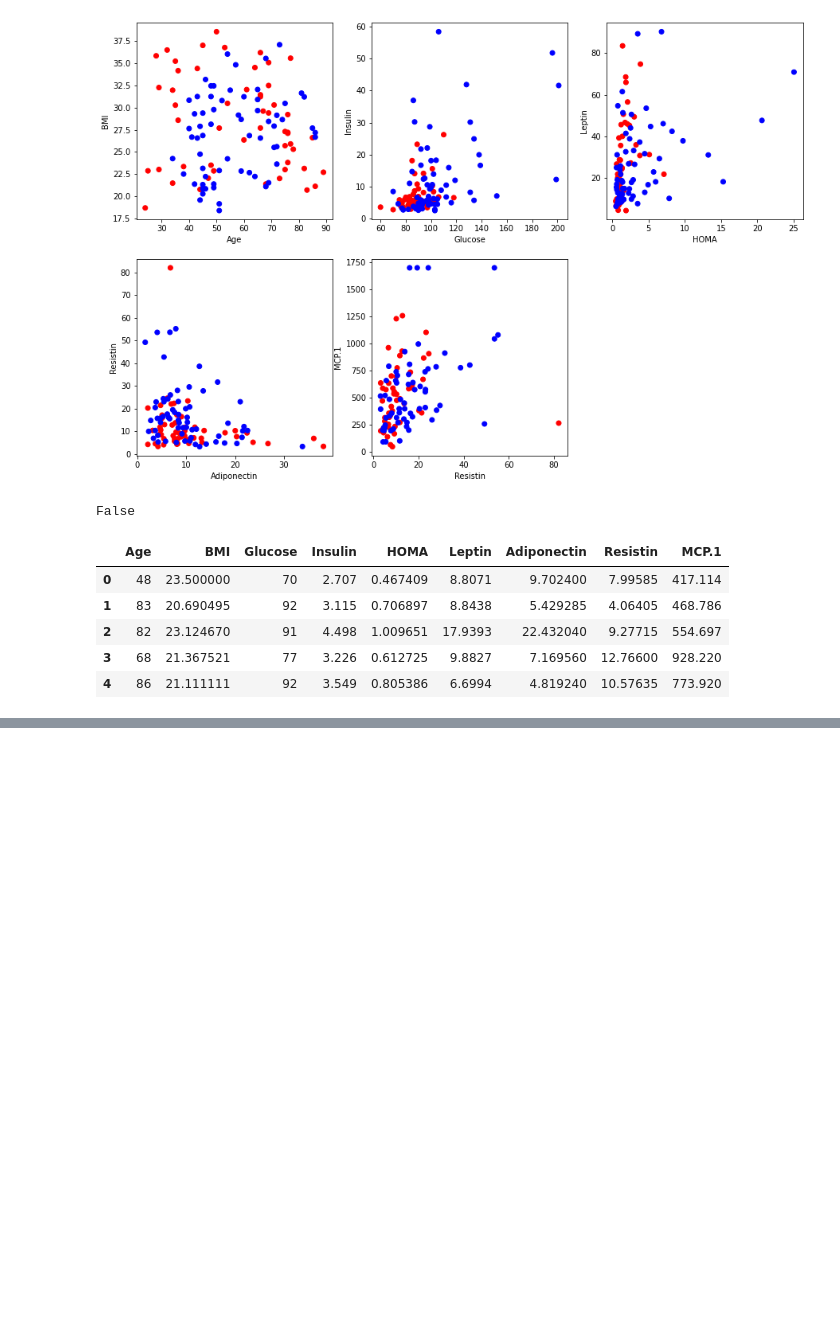
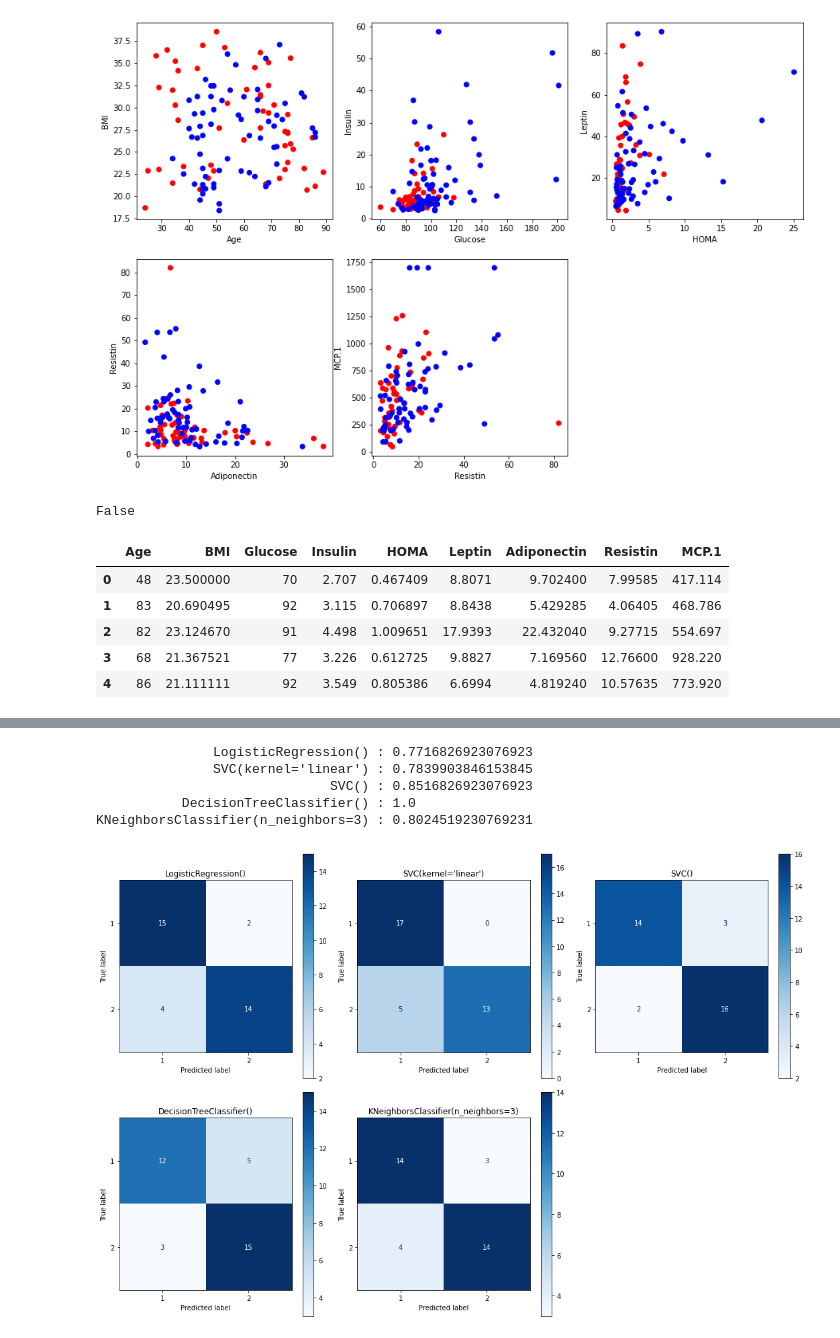
Before and after one commit to MohamadRezaei0/-Breast-Cancer-Prediction-Model, a Jupyter notebook: t1.ipynb, the cells around one changed output, grey strips where cells are left out. Drawn from its saved outputs; the diff is of its cells as text; code cells hidden in the pictures; blank space fills up the shorter version.

Commit message:
plot confusion matrices and refactor previous code

```diff
--- a/t1.ipynb
+++ b/t1.ipynb
@@ -122,6 +99,0 @@ svm rbf kernel score:  0.8571428571428571
-# %%
-from sklearn.tree import DecisionTreeClassifier
-
-dt_model = DecisionTreeClassifier()
-dt_model.fit(x_train, y_train)
-dt_model.score(x_test, y_test)
@@ -160,0 +138,45 @@ best model score:  0.8
+# %%
+from sklearn.svm import SVC
+from sklearn.tree import DecisionTreeClassifier
+from sklearn.linear_model import LogisticRegression
+
+
+models = [LogisticRegression(),
+          SVC(kernel='linear'),
+          SVC(kernel='rbf'),
+          DecisionTreeClassifier(),
+          KNeighborsClassifier(n_neighbors=3)]
+
+trained_models = []
+for model in models:
+    trained_model, score = train(model)
+    print("%37s" % "{} :".format(model),score)
+    trained_models.append(trained_model)
+# %% [output]
+               LogisticRegression() : 0.7716826923076923
+               SVC(kernel='linear') : 0.7839903846153845
+                              SVC() : 0.8516826923076923
+           DecisionTreeClassifier() : 1.0
+KNeighborsClassifier(n_neighbors=3) : 0.8024519230769231
+# %%
+from sklearn.metrics import plot_confusion_matrix
+from matplotlib import pyplot as plt
+
+
+
+fig, axes = plt.subplots(nrows=2, ncols=3, figsize=(15,10))
+
+for model, ax in zip(trained_models, axes.flatten()):
+    plot_confusion_matrix(model,
+                          x_test,
+                          y_test,
+                          ax=ax,
+                          cmap='Blues',
+                         )
+    ax.title.set_text(model)
+axes[-1][-1].set_visible(False)
+
+plt.tight_layout()
+plt.show()
+# %% [output]
+[figure, added]
```
Also changed, not shown: parts of 7 cells of this notebook.
